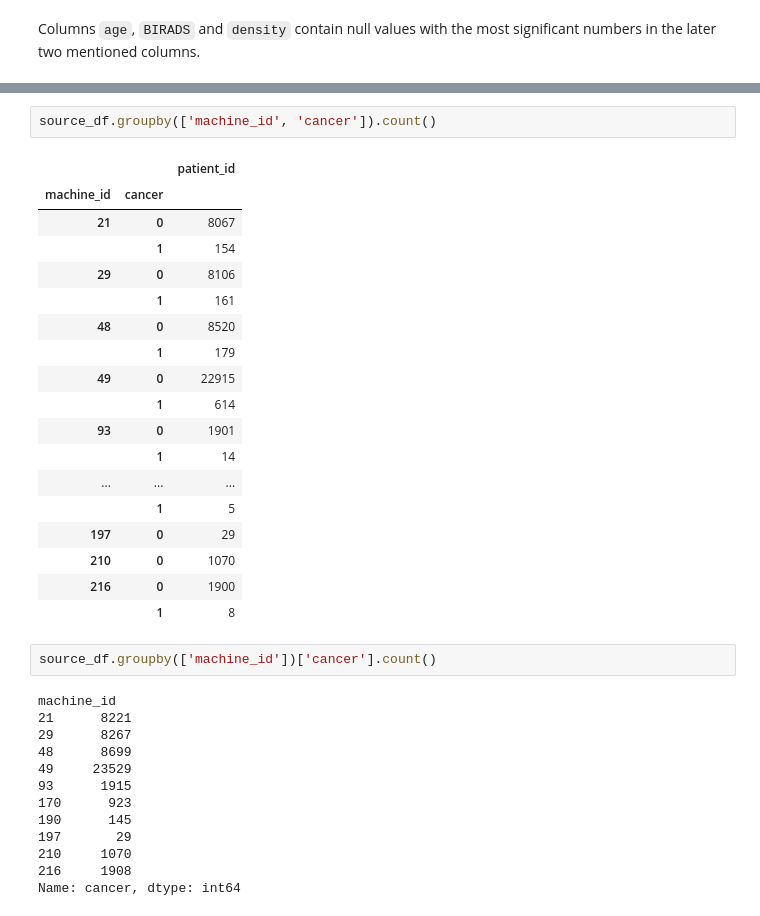
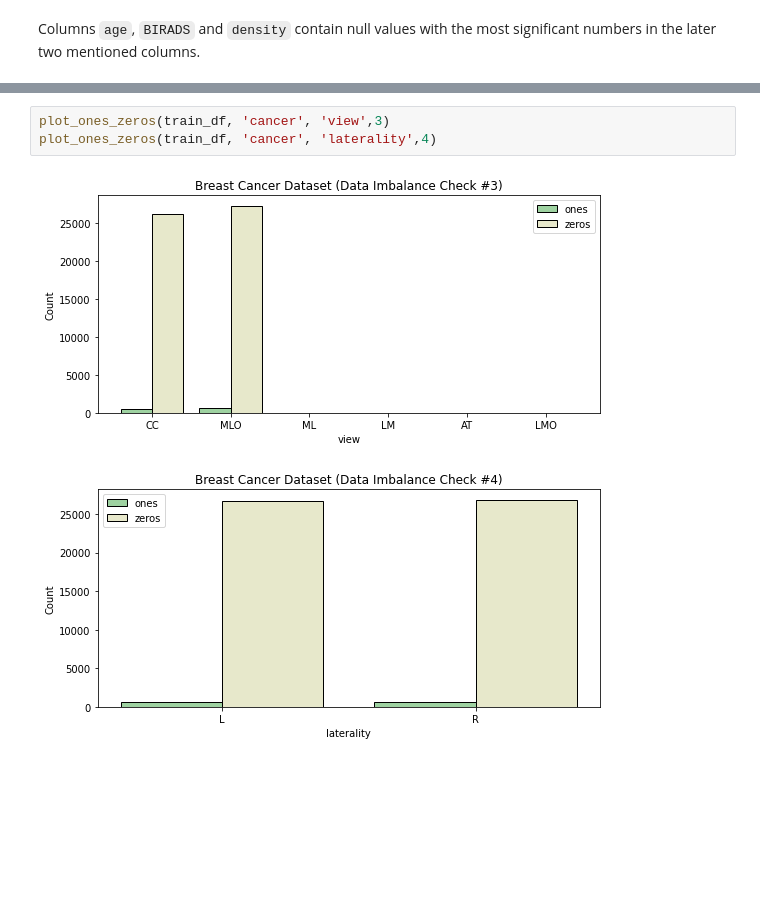
Before and after one commit to manchhui/RSNA-Screening-Mammography, a Jupyter notebook: eda-rsna-screening-mammography-dataset.ipynb, the cells around one changed output, grey strips where cells are left out. Cells and saved outputs as stored; diff of their text form; blank space fills up the shorter version.

```diff
--- a/eda-rsna-screening-mammography-dataset.ipynb
+++ b/eda-rsna-screening-mammography-dataset.ipynb
@@ -206,36 +190,6 @@ source_df.groupby(['machine_id'])
-# %%
-source_df.groupby(['machine_id', 'cancer']).count()
-# %% [output]
-|  |  | patient_id |
-| machine_id | cancer |  |
-| 21 | 0 | 8067 |
-|  | 1 | 154 |
-| 29 | 0 | 8106 |
-|  | 1 | 161 |
-| 48 | 0 | 8520 |
-|  | 1 | 179 |
-| 49 | 0 | 22915 |
-|  | 1 | 614 |
-| 93 | 0 | 1901 |
-|  | 1 | 14 |
-| ... | ... | ... |
-|  | 1 | 5 |
-| 197 | 0 | 29 |
-| 210 | 0 | 1070 |
-| 216 | 0 | 1900 |
-|  | 1 | 8 |
-# %%
-source_df.groupby(['machine_id'])['cancer'].count()
-# %% [output]
-machine_id
-21      8221
-29      8267
-48      8699
-49     23529
-93      1915
-170      923
-190      145
-197       29
-210     1070
-216     1908
-Name: cancer, dtype: int64
+# %%
+plot_ones_zeros(train_df, 'cancer', 'view',3)
+plot_ones_zeros(train_df, 'cancer', 'laterality',4)
+# %% [output]
+[figure, added]
+[figure, added]
```
Also changed, not shown: parts of 5 cells of this notebook.
